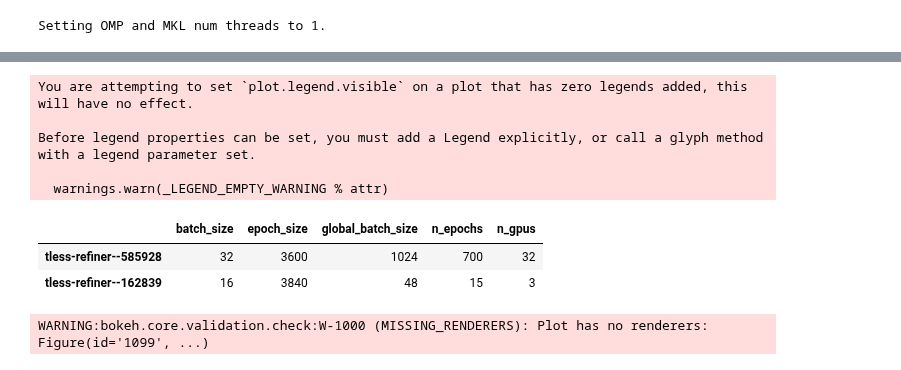
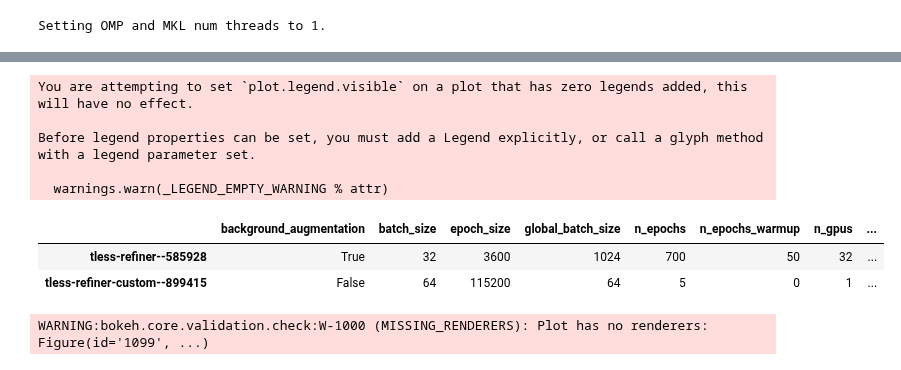
Before and after one commit to MikaYeghi/cosypose, a Jupyter notebook: paper_training_logs.ipynb, the cells around one changed output, grey strips where cells are left out. Saved outputs shown, nothing was run; the diff lists cells and outputs as text; code cells hidden in the pictures.

```diff
--- a/paper_training_logs.ipynb
+++ b/paper_training_logs.ipynb
@@ -13,37 +13,37 @@ Setting OMP and MKL num threads to 1.
 run_ids = [
     # 'tless-coarse--10219',
     'tless-refiner--585928',
-    'tless-refiner--162839'
+    'tless-refiner-custom--899415'
 ]
 plotter = Plotter(log_dir)
 plotter.load_logs(run_ids)
 
 plotter.plot_train_fields(['train_loss_TCO', 'val_loss_TCO'], semilogy=True, title='TCO')
 
 plotter.plot_eval_field('pix2pose_detections/coarse/iteration=1/ADD-S/0.1d',
                         title='ADD-S/0.1d', y_range=[0.0, 0.9], new_row=True)
 
 plotter.plot_eval_field('pix2pose_coarse/refiner/iteration=1/ADD-S/0.1d', datasets='auto',
                         title='ADD-S/0.1d', y_range=[0.0, 0.9], new_row=False)
 
 
 plotter.plot_train_fields(['grad_norm', ], semilogy=True, title='grad', new_row=True)
 
 plotter.plot_train_fields(['learning_rate'], semilogy=False, title='lr', new_row=True)
 plotter.plot_train_fields(['time_forward', 'time_backward', 'time_data'], title='time')
 
 plotter.show_configs()
 plotter.show()
 # %% [output]
 [interactive output not drawn]
 You are attempting to set `plot.legend.visible` on a plot that has zero legends added, this will have no effect.
 
 Before legend properties can be set, you must add a Legend explicitly, or call a glyph method with a legend parameter set.
 
   warnings.warn(_LEGEND_EMPTY_WARNING % attr)
-|  | batch_size | epoch_size | global_batch_size | n_epochs | n_gpus |
-| tless-refiner--585928 | 32 | 3600 | 1024 | 700 | 32 |
-| tless-refiner--162839 | 16 | 3840 | 48 | 15 | 3 |
+|  | background_augmentation | batch_size | epoch_size | global_batch_size | n_epochs | n_epochs_warmup | n_gpus | ... |
+| tless-refiner--585928 | True | 32 | 3600 | 1024 | 700 | 50 | 32 | ... |
+| tless-refiner-custom--899415 | False | 64 | 115200 | 64 | 5 | 0 | 1 | ... |
 WARNING:bokeh.core.validation.check:W-1000 (MISSING_RENDERERS): Plot has no renderers: Figure(id='1099', ...)
 [interactive output not drawn]
 [interactive output not drawn]
```
Also changed, not shown: 5 other files.
